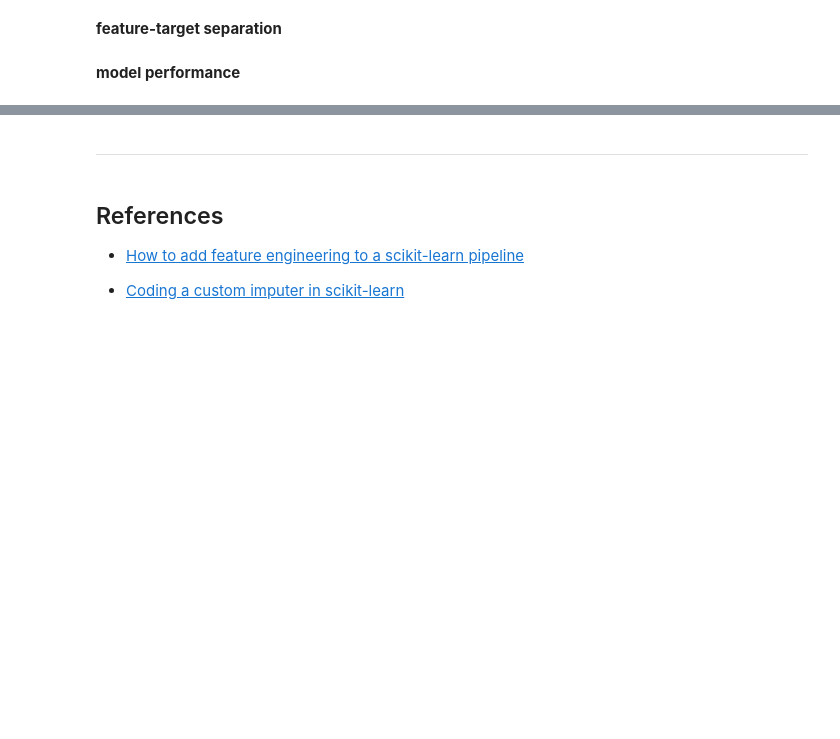
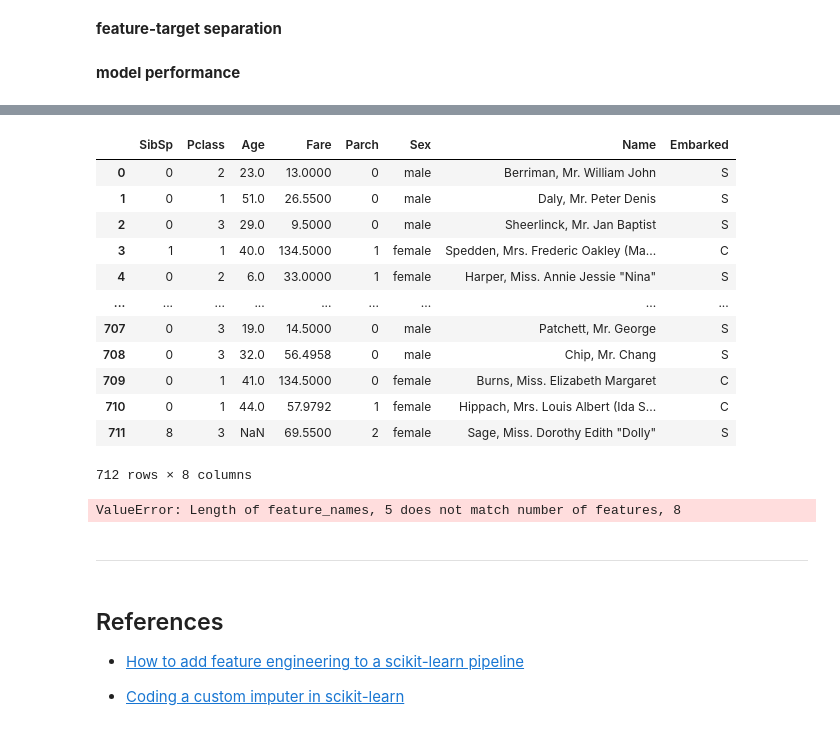
Before and after one commit to kith2909/data_models, a Jupyter notebook: weekly_milestones/week_02/project_02/titanic_engineering_advanced.ipynb, the cells around one changed output, grey strips where cells are left out. Drawn from its saved outputs; the diff is of its cells as text; code cells hidden in the pictures; blank space fills up the shorter version.

```diff
--- a/weekly_milestones/week_02/project_02/titanic_engineering_advanced.ipynb
+++ b/weekly_milestones/week_02/project_02/titanic_engineering_advanced.ipynb
@@ -564,3 +613,34 @@ Name: Survived, Length: 179, dtype: int64>
+# %%
+X_train
+# %% [output]
+|  | SibSp | Pclass | Age | Fare | Parch | Sex | Name | Embarked |
+| 0 | 0 | 2 | 23.0 | 13.0000 | 0 | male | Berriman, Mr. William John | S |
+| 1 | 0 | 1 | 51.0 | 26.5500 | 0 | male | Daly, Mr. Peter Denis | S |
+| 2 | 0 | 3 | 29.0 | 9.5000 | 0 | male | Sheerlinck, Mr. Jan Baptist | S |
+| 3 | 1 | 1 | 40.0 | 134.5000 | 1 | female | Spedden, Mrs. Frederic Oakley (Ma... | C |
+| 4 | 0 | 2 | 6.0 | 33.0000 | 1 | female | Harper, Miss. Annie Jessie "Nina" | S |
+| ... | ... | ... | ... | ... | ... | ... | ... | ... |
+| 707 | 0 | 3 | 19.0 | 14.5000 | 0 | male | Patchett, Mr. George | S |
+| 708 | 0 | 3 | 32.0 | 56.4958 | 0 | male | Chip, Mr. Chang | S |
+| 709 | 0 | 1 | 41.0 | 134.5000 | 0 | female | Burns, Miss. Elizabeth Margaret | C |
+| 710 | 0 | 1 | 44.0 | 57.9792 | 1 | female | Hippach, Mrs. Louis Albert (Ida S... | C |
+| 711 | 8 | 3 | NaN | 69.5500 | 2 | female | Sage, Miss. Dorothy Edith "Dolly" | S |
+712 rows × 8 columns
+# %%
+
+from sklearn import tree
+import graphviz
+
+def print_graph(data):
+    dot_data = tree.export_graphviz(data, out_file=None,
+                                    feature_names= ['SibSp',	'Pclass',	'Age',	'Fare',	'Parch'],
+                                    class_names=cat_features,
+                                    filled=True)
+    return graphviz.Source(dot_data)
+
+print_graph(dtc)
+# %% [output]
+ValueError: Length of feature_names, 5 does not match number of features, 8
 # %% [markdown]
 <hr style="border:2px solid black">
 # %% [markdown]
```
Also changed, not shown: parts of 12 cells of this notebook, 8 other files.
